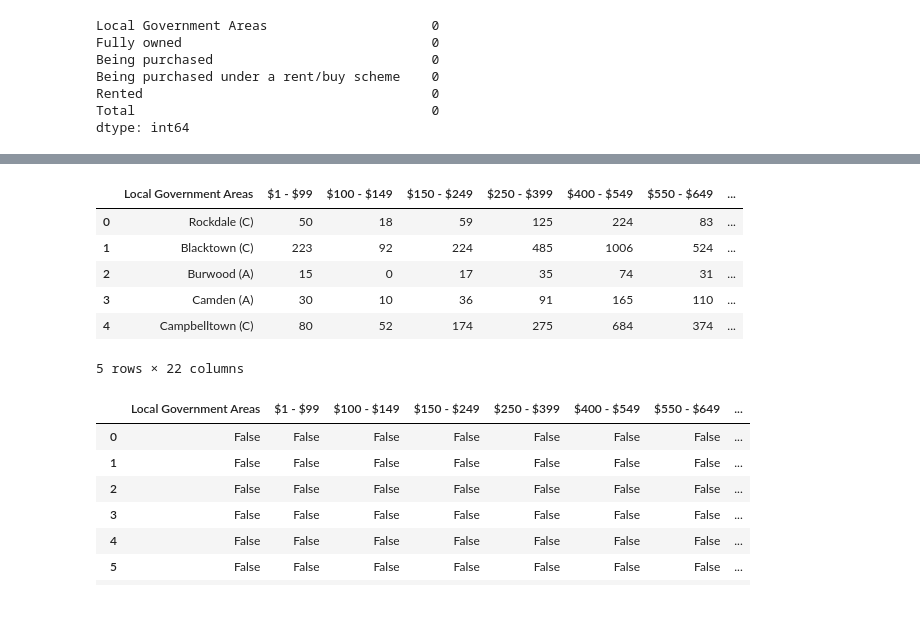
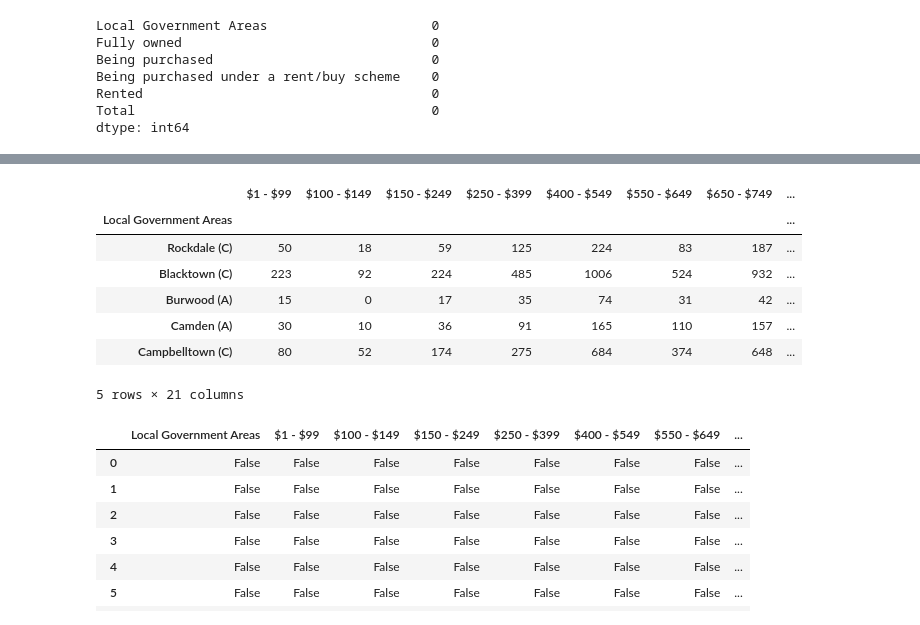
Before and after one commit to Gosper23/Australian-Interest-Rate-Analysis, a Jupyter notebook: data_clean.ipynb, the cells around one changed output, grey strips where cells are left out. Drawn from its saved outputs; the diff is of its cells as text; code cells hidden in the pictures.

```diff
--- a/data_clean.ipynb
+++ b/data_clean.ipynb
@@ -135,16 +137,17 @@ tenure_type_syd_LGA_df.duplicated()
 dtype: bool
 # %%
 csv_path = Path("data/Loan_repay_range_syd_LGA.csv")
-Loan_repay_range_syd_LGA_df = pd.read_csv(csv_path, header=0)
+Loan_repay_range_syd_LGA_df = pd.read_csv(csv_path, index_col="Local Government Areas")
 Loan_repay_range_syd_LGA_df.head()
 # %% [output]
-|  | Local Government Areas | $1 - $99 | $100 - $149 | $150 - $249 | $250 - $399 | $400 - $549 | $550 - $649 | ... |
-| 0 | Rockdale (C) | 50 | 18 | 59 | 125 | 224 | 83 | ... |
-| 1 | Blacktown (C) | 223 | 92 | 224 | 485 | 1006 | 524 | ... |
-| 2 | Burwood (A) | 15 | 0 | 17 | 35 | 74 | 31 | ... |
-| 3 | Camden (A) | 30 | 10 | 36 | 91 | 165 | 110 | ... |
-| 4 | Campbelltown (C) | 80 | 52 | 174 | 275 | 684 | 374 | ... |
+|  | $1 - $99 | $100 - $149 | $150 - $249 | $250 - $399 | $400 - $549 | $550 - $649 | $650 - $749 | ... |
+| Local Government Areas |  |  |  |  |  |  |  | ... |
+| Rockdale (C) | 50 | 18 | 59 | 125 | 224 | 83 | 187 | ... |
+| Blacktown (C) | 223 | 92 | 224 | 485 | 1006 | 524 | 932 | ... |
+| Burwood (A) | 15 | 0 | 17 | 35 | 74 | 31 | 42 | ... |
+| Camden (A) | 30 | 10 | 36 | 91 | 165 | 110 | 157 | ... |
+| Campbelltown (C) | 80 | 52 | 174 | 275 | 684 | 374 | 648 | ... |
-5 rows × 22 columns
+5 rows × 21 columns
 # %%
 # Check for null values
 Loan_repay_range_syd_LGA_df.isnull()
```
Also changed, not shown: parts of 3 cells of this notebook, 8 other files.
